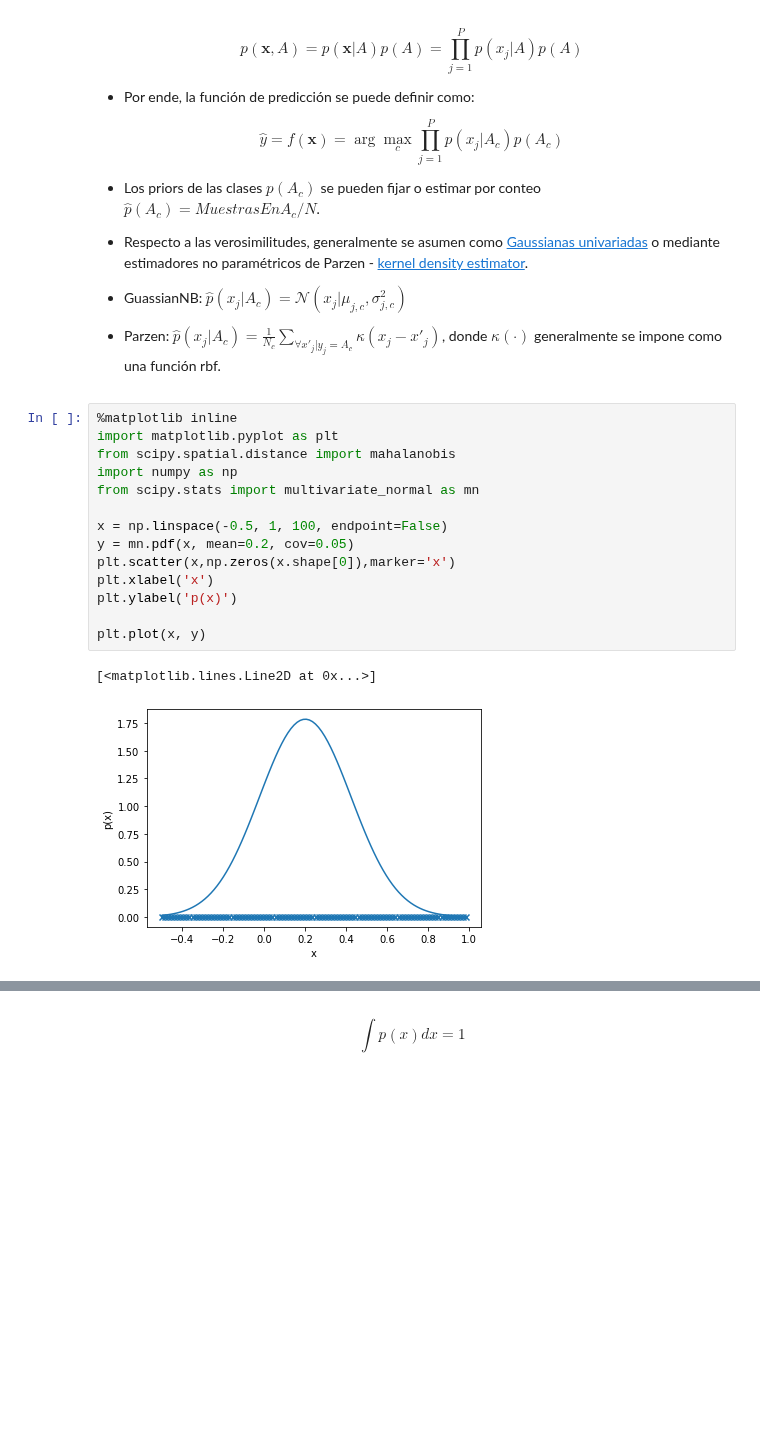
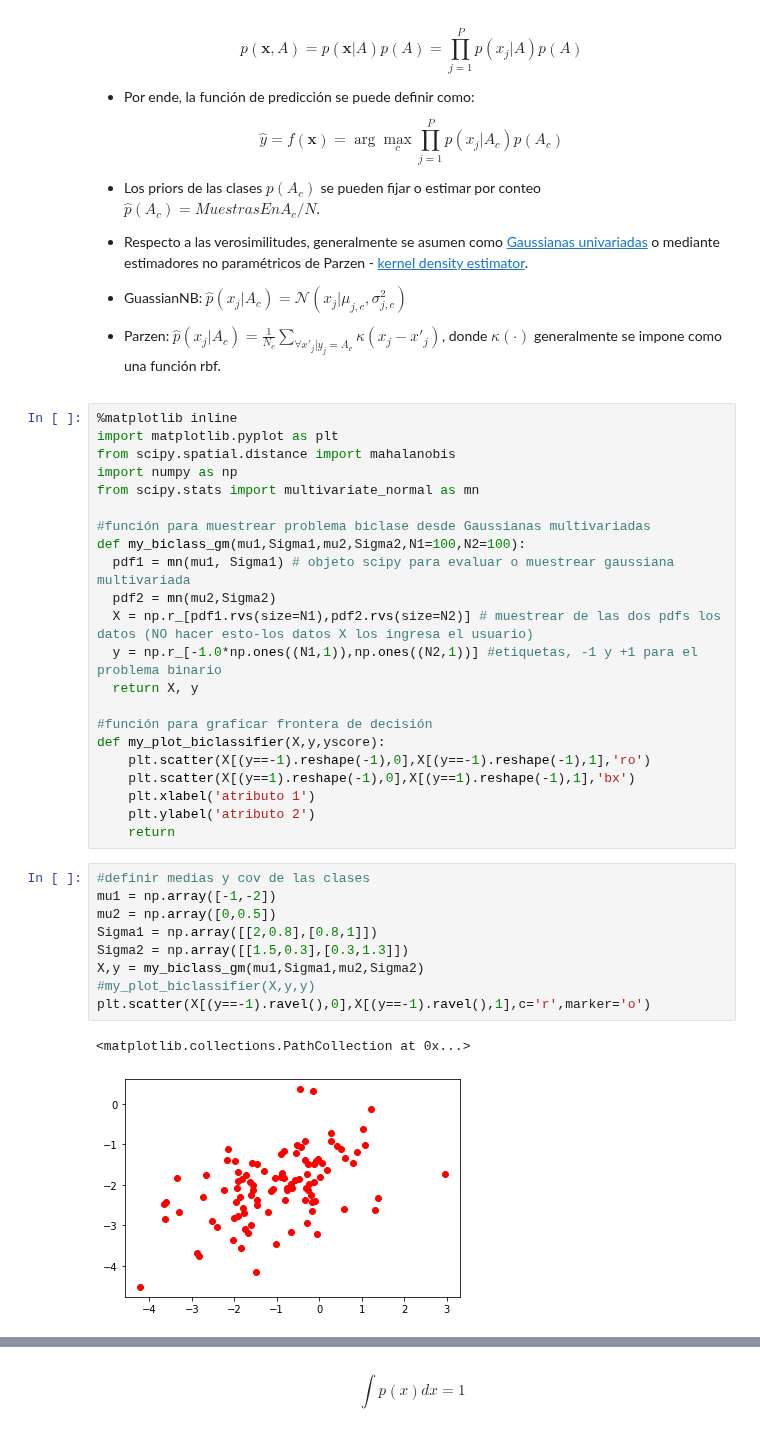
Before and after one commit to amalvarezme/AnaliticaDatos, a Jupyter notebook: 3_Clasificacion/3_ConceptosClasificadorBayes.ipynb, the cells around one changed output, grey strips where cells are left out. Saved outputs shown, nothing was run; the diff lists cells and outputs as text; blank space fills up the shorter version.

```diff
--- a/3_Clasificacion/3_ConceptosClasificadorBayes.ipynb
+++ b/3_Clasificacion/3_ConceptosClasificadorBayes.ipynb
@@ -49,20 +49,37 @@ donde $P(A|\mathbf{x})$ es el posterior, $P(\mathbf{x}|A)$ es la verosimilitud,
  - Respecto a las verosimilitudes, generalmente se asumen como [Gaussianas univariadas](https://en.wikipedia.org/wiki/Normal_distribution) o mediante estimadores no paramétricos de Parzen - [kernel density estimator](https://en.wikipedia.org/wiki/Kernel_density_estimation).
   - GuassianNB: $\hat{p}(x_j|A_c)=\mathcal{N}(x_j|\mu_{j,c},\sigma^2_{j,c})$
   - Parzen: $\hat{p}(x_j|A_c)=\frac{1}{N_c}\sum_{\forall x'_j | y_j=A_c }\kappa(x_j-x'_j)$, donde $\kappa(\cdot)$ generalmente se impone como una función rbf.
-# %%
-%matplotlib inline
-import matplotlib.pyplot as plt
-from scipy.spatial.distance import mahalanobis
-import numpy as np
-from scipy.stats import multivariate_normal as mn
-
-x = np.linspace(-0.5, 1, 100, endpoint=False)
-y = mn.pdf(x, mean=0.2, cov=0.05)
-plt.scatter(x,np.zeros(x.shape[0]),marker='x')
-plt.xlabel('x')
-plt.ylabel('p(x)')
-
-plt.plot(x, y)
-# %% [output]
-[<matplotlib.lines.Line2D at 0x...>]
-[figure, removed]
+# %%
+%matplotlib inline
+import matplotlib.pyplot as plt
+from scipy.spatial.distance import mahalanobis
+import numpy as np
+from scipy.stats import multivariate_normal as mn
+
+#función para muestrear problema biclase desde Gaussianas multivariadas
+def my_biclass_gm(mu1,Sigma1,mu2,Sigma2,N1=100,N2=100):
+  pdf1 = mn(mu1, Sigma1) # objeto scipy para evaluar o muestrear gaussiana multivariada
+  pdf2 = mn(mu2,Sigma2)
+  X = np.r_[pdf1.rvs(size=N1),pdf2.rvs(size=N2)] # muestrear de las dos pdfs los datos (NO hacer esto-los datos X los ingresa el usuario)
+  y = np.r_[-1.0*np.ones((N1,1)),np.ones((N2,1))] #etiquetas, -1 y +1 para el problema binario
+  return X, y
+
+#función para graficar frontera de decisión
+def my_plot_biclassifier(X,y,yscore):
+    plt.scatter(X[(y==-1).reshape(-1),0],X[(y==-1).reshape(-1),1],'ro')
+    plt.scatter(X[(y==1).reshape(-1),0],X[(y==1).reshape(-1),1],'bx')
+    plt.xlabel('atributo 1')
+    plt.ylabel('atributo 2')
+    return
+# %%
+#definir medias y cov de las clases
+mu1 = np.array([-1,-2])
+mu2 = np.array([0,0.5])
+Sigma1 = np.array([[2,0.8],[0.8,1]])
+Sigma2 = np.array([[1.5,0.3],[0.3,1.3]])
+X,y = my_biclass_gm(mu1,Sigma1,mu2,Sigma2)
+#my_plot_biclassifier(X,y,y)
+plt.scatter(X[(y==-1).ravel(),0],X[(y==-1).ravel(),1],c='r',marker='o')
+# %% [output]
+<matplotlib.collections.PathCollection at 0x...>
+[figure, added]
```
Also changed, not shown: parts of 1 cell of this notebook.
